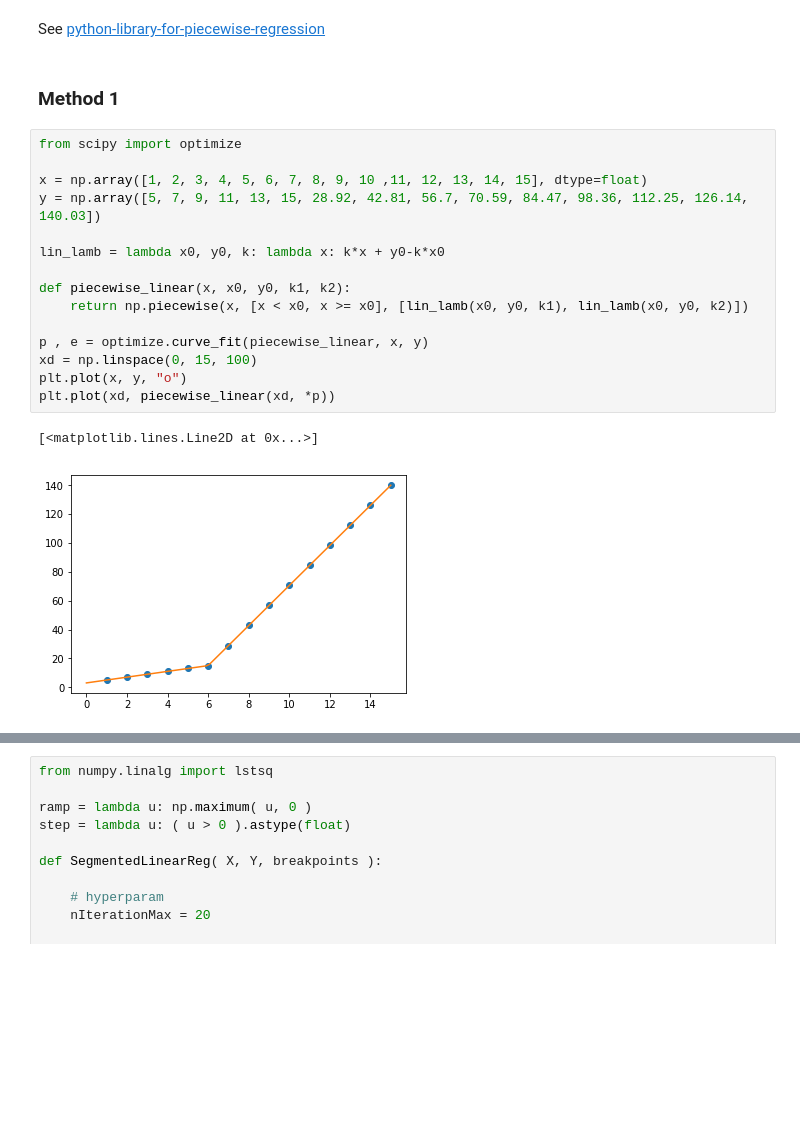
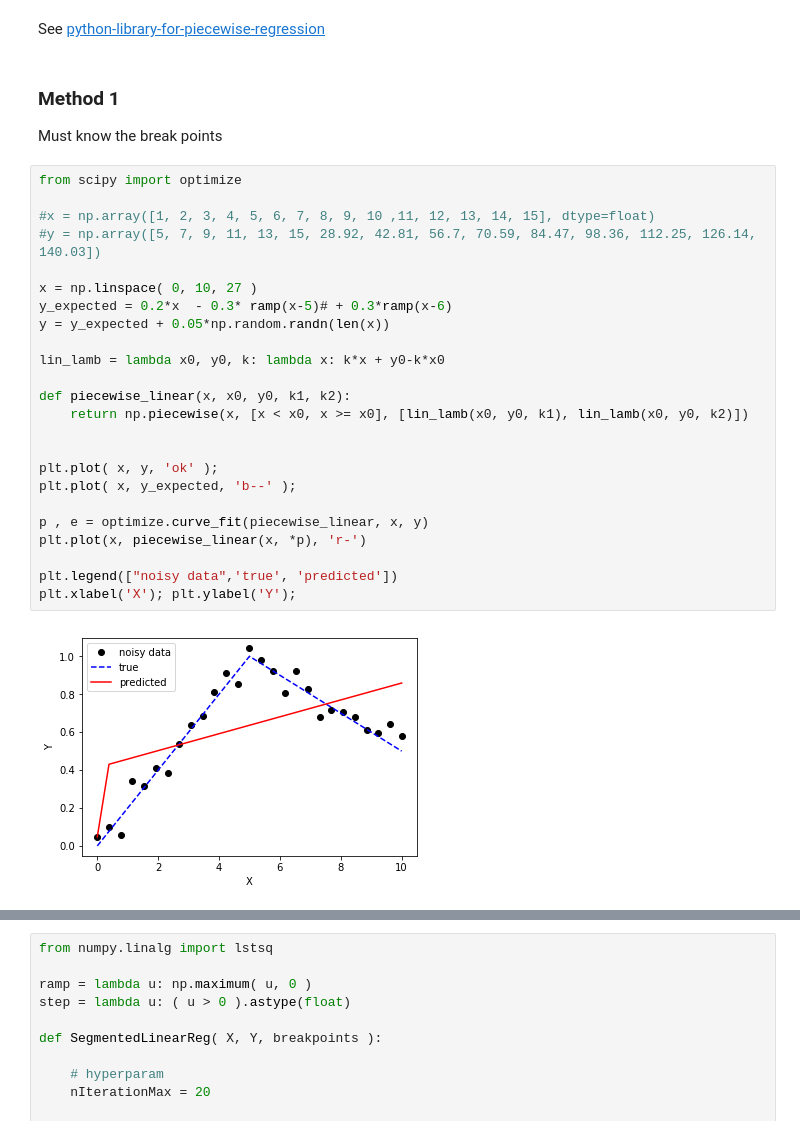
Before and after one commit to m-salewski/stay_classification, a Jupyter notebook: notebooks/synthetic_data_1D__piecewise_linear.ipynb, the cells around one changed output, grey strips where cells are left out. Cells and saved outputs as stored; diff of their text form; blank space fills up the shorter version.

```diff
--- a/notebooks/synthetic_data_1D__piecewise_linear.ipynb
+++ b/notebooks/synthetic_data_1D__piecewise_linear.ipynb
@@ -174,21 +110,31 @@ See
 [python-library-for-piecewise-regression](https://datascience.stackexchange.com/questions/8457/python-library-for-segmented-regression-a-k-a-piecewise-regression)
 # %% [markdown]
 ### Method 1
+
+Must know the break points
 # %%
 from scipy import optimize
 
-x = np.array([1, 2, 3, 4, 5, 6, 7, 8, 9, 10 ,11, 12, 13, 14, 15], dtype=float)
-y = np.array([5, 7, 9, 11, 13, 15, 28.92, 42.81, 56.7, 70.59, 84.47, 98.36, 112.25, 126.14, 140.03])
+#x = np.array([1, 2, 3, 4, 5, 6, 7, 8, 9, 10 ,11, 12, 13, 14, 15], dtype=float)
+#y = np.array([5, 7, 9, 11, 13, 15, 28.92, 42.81, 56.7, 70.59, 84.47, 98.36, 112.25, 126.14, 140.03])
+
+x = np.linspace( 0, 10, 27 )
+y_expected = 0.2*x  - 0.3* ramp(x-5)# + 0.3*ramp(x-6)
+y = y_expected + 0.05*np.random.randn(len(x))
 
 lin_lamb = lambda x0, y0, k: lambda x: k*x + y0-k*x0
 
 def piecewise_linear(x, x0, y0, k1, k2):
     return np.piecewise(x, [x < x0, x >= x0], [lin_lamb(x0, y0, k1), lin_lamb(x0, y0, k2)])
 
+
+plt.plot( x, y, 'ok' );
+plt.plot( x, y_expected, 'b--' );
+
 p , e = optimize.curve_fit(piecewise_linear, x, y)
-xd = np.linspace(0, 15, 100)
-plt.plot(x, y, "o")
-plt.plot(xd, piecewise_linear(xd, *p))
+plt.plot(x, piecewise_linear(x, *p), 'r-')
+
+plt.legend(["noisy data",'true', 'predicted'])
+plt.xlabel('X'); plt.ylabel('Y');
 # %% [output]
-[<matplotlib.lines.Line2D at 0x...>]
-[figure, old version]
+[figure, new version]
```
Also changed, not shown: parts of 16 cells of this notebook, 6 other files.
